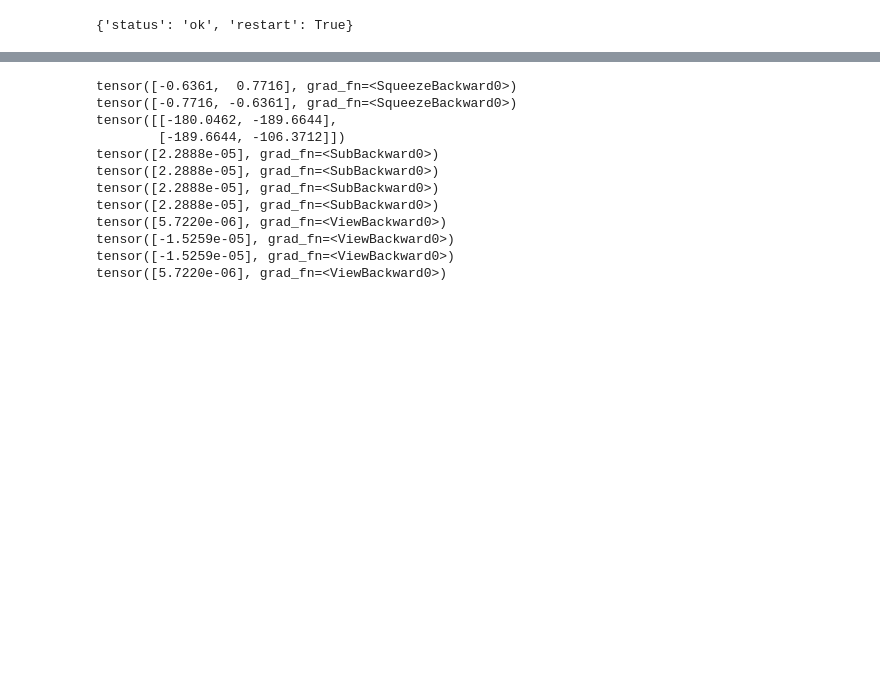
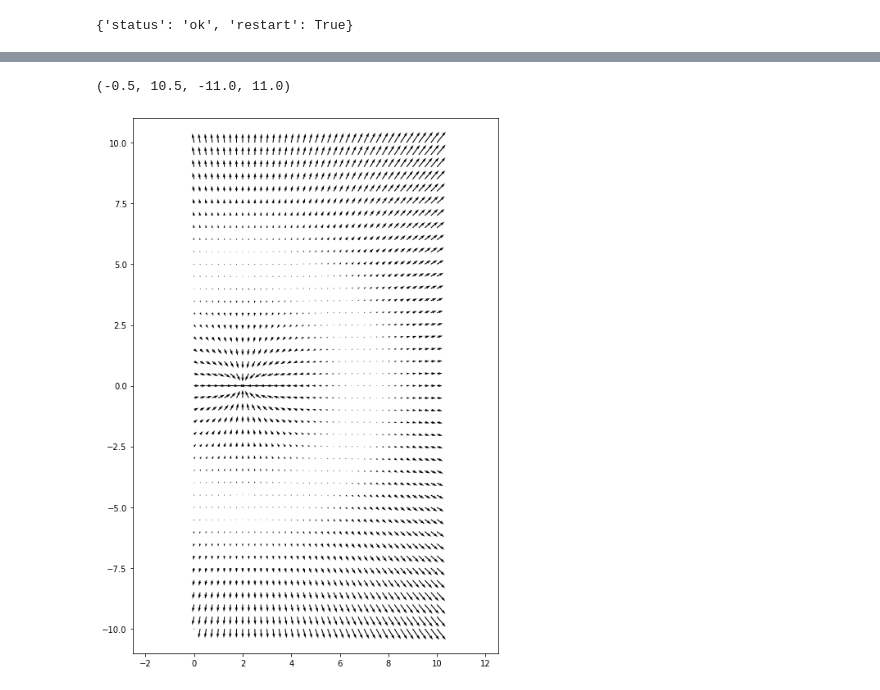
Before and after one commit to CS-433/project2_PINN_ACJ, a Jupyter notebook: example code/PINN_masses=5_oracle.ipynb, the cells around one changed output, grey strips where cells are left out. Drawn from its saved outputs; the diff is of its cells as text; code cells hidden in the pictures; blank space fills up the shorter version.

```diff
--- a/example code/PINN_masses=5_oracle.ipynb
+++ b/example code/PINN_masses=5_oracle.ipynb
@@ -162,29 +174,28 @@ tensor([[  25.9062,  108.5577],
-# %%
-myF = F_dot[None,:,:]
-
-print(s2.squeeze())
-print(s2rot.squeeze())
-print(myF[:,:,4:].squeeze())
-
-print(torch.einsum('ik, ijk, ij->i', s2, myF[:,:,4:], s2) - model.k)
-print(torch.einsum('ij, ijk, ik->i', s2, myF[:,:,4:], s2) - model.k)
-print(torch.einsum('ik, ikj, ij->i', s2, myF[:,:,4:], s2) - model.k)
-print(torch.einsum('ij, ikj, ik->i', s2, myF[:,:,4:], s2) - model.k)
-
-print(torch.einsum('ik, ijk, ij->i', s2, myF[:,:,4:], s2rot))
-print(torch.einsum('ij, ijk, ik->i', s2, myF[:,:,4:], s2rot))
-print(torch.einsum('ik, ikj, ij->i', s2, myF[:,:,4:], s2rot))
-print(torch.einsum('ij, ikj, ik->i', s2, myF[:,:,4:], s2rot))
-# %% [output]
-tensor([-0.6361,  0.7716], grad_fn=<SqueezeBackward0>)
-tensor([-0.7716, -0.6361], grad_fn=<SqueezeBackward0>)
-tensor([[-180.0462, -189.6644],
-        [-189.6644, -106.3712]])
-tensor([2.2888e-05], grad_fn=<SubBackward0>)
-tensor([2.2888e-05], grad_fn=<SubBackward0>)
-tensor([2.2888e-05], grad_fn=<SubBackward0>)
-tensor([2.2888e-05], grad_fn=<SubBackward0>)
-tensor([5.7220e-06], grad_fn=<ViewBackward0>)
-tensor([-1.5259e-05], grad_fn=<ViewBackward0>)
-tensor([-1.5259e-05], grad_fn=<ViewBackward0>)
-tensor([5.7220e-06], grad_fn=<ViewBackward0>)
+# %%
+# "x0" is the state where the mass m3 creates zero force
+x0 = torch.from_numpy(np.array([0.0,0.0, 2.0,0.0, 2.0 + model.L0, 0.0]))
+N = 41
+
+r_max = 10
+xx, yy = np.meshgrid(np.linspace(0, r_max, N), np.linspace(-r_max, r_max, N))
+plot_pts = np.c_[xx.ravel(), yy.ravel()]
+
+x_inp = torch.zeros(size=(plot_pts.shape[0],6))
+x_inp[:, :4] = x0[:4]
+x_inp[:, 4:] = torch.from_numpy(plot_pts)
+x_inp[0, :] = x0
+
+Fs = vmap(model.forward)(x_inp).squeeze()
+F0 = Fs[0, :]
+
+dF = (Fs - F0).detach().numpy()
+# x_inp.shape
+# %%
+import matplotlib.pyplot as plt
+
+fig, ax = plt.subplots(figsize=(8,12))
+ax.quiver(xx.ravel(), yy.ravel(), dF[:,0], dF[:,1])
+ax.axis('equal')
+# %% [output]
+(-0.5, 10.5, -11.0, 11.0)
+[figure, added]
```
Also changed, not shown: parts of 3 cells of this notebook.
